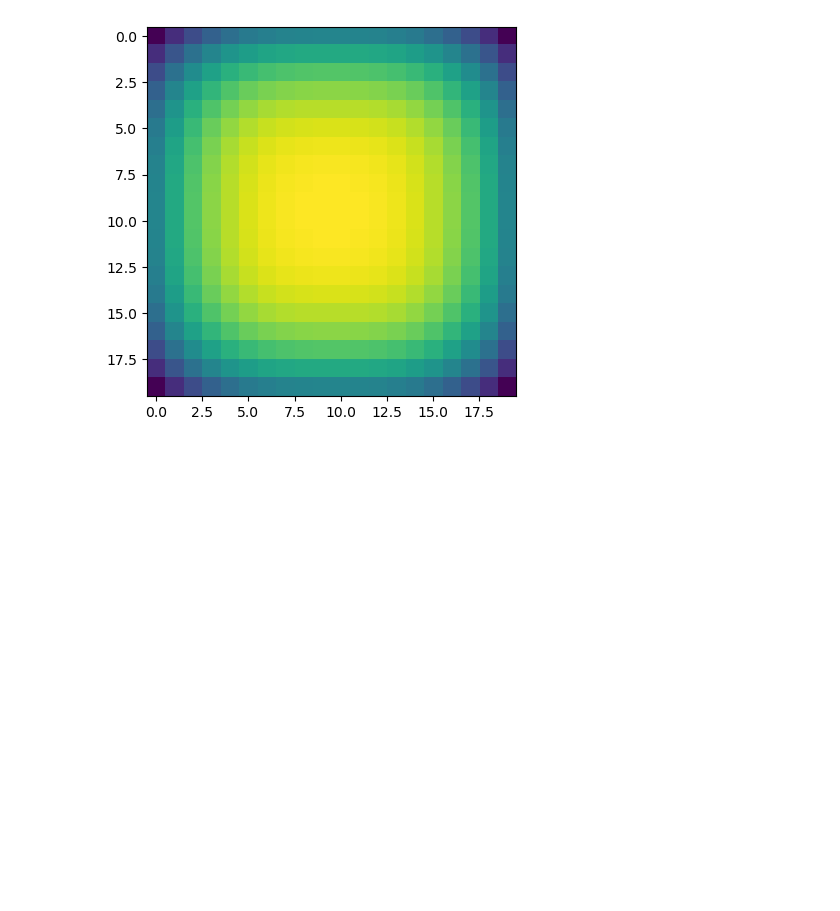
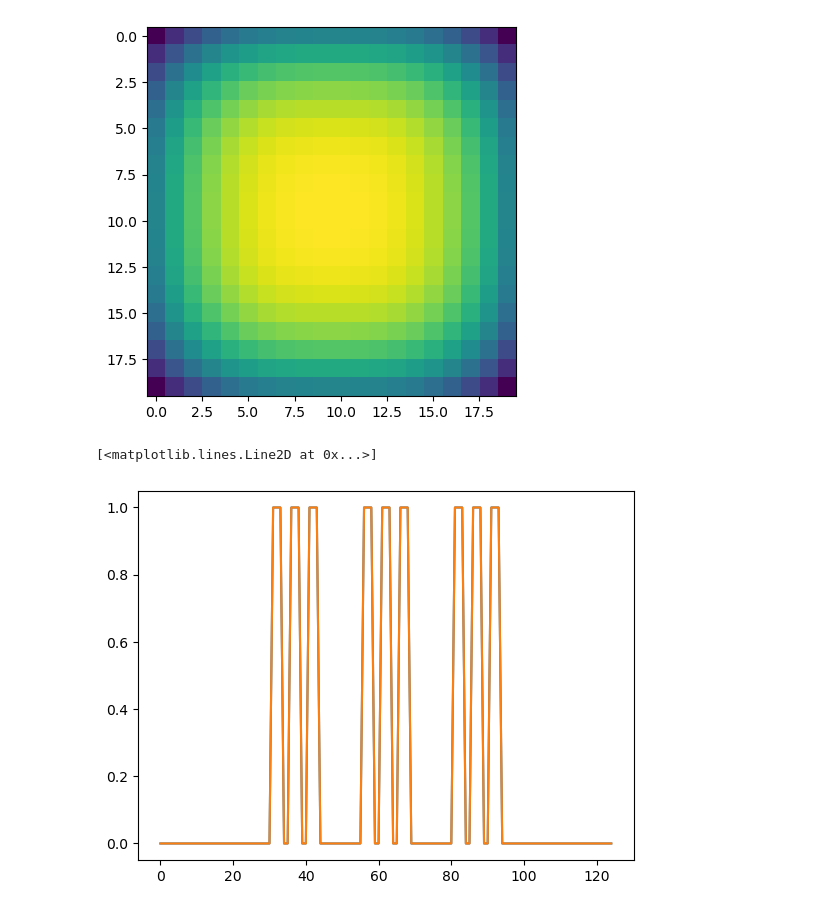
Before and after one commit to CambridgeSolidMechanics/tomography-registration-tools, a Jupyter notebook: examples/bspline_inverse.ipynb, the cells around one changed output. Drawn from its saved outputs; the diff is of its cells as text; code cells hidden in the pictures; blank space fills up the shorter version.

```diff
--- a/examples/bspline_inverse.ipynb
+++ b/examples/bspline_inverse.ipynb
@@ -215,7 +221,7 @@ assert np.allclose(w, weights.flatten())
 # %%
 weights = np.array([[0,0,0,0,0],[0,1,1,1,0],[0,1,1,1,0],[0,1,1,1,0],[0,0,0,0,0]]).reshape(1,5,5)
 weights = np.stack([np.zeros_like(weights), weights, weights, weights, np.zeros_like(weights)]).reshape(1,5,5,5)
-tbf = NewBSplineField(weights, False)
+tbf = BSplineField(weights, False)
 x = np.linspace(-1+1e-4, 1-1e-4, 20)
 y = np.linspace(-1+1e-4, 1-1e-4, 20)
 z = np.linspace(-1+1e-4, 1-1e-4, 20)
@@ -230,8 +236,15 @@ assert np.allclose(u, tbf.displacement(X, Y, Z, 0).numpy(), equal_nan=True)
 # u = bf.displacement(X, Y, 0)
 # plt.imshow(u)
 # plt.show()
-w = np.linalg.lstsq(A, u.flatten(), rcond=None)[0]
+w = torch.linalg.lstsq(A.double(), torch.tensor(u).flatten().double(), rcond=None).solution
 assert np.allclose(w, weights.flatten())
+assert np.allclose(tbf.compute_weights_from_displacement(_x, _y, _z, torch.tensor(u).flatten().double()).numpy(), weights.flatten())
 assert np.allclose(u, bf.displacement(X.numpy(), Y.numpy(), Z.numpy(), 0), equal_nan=True)
 # %% [output]
 [figure]
+# %%
+plt.plot(tbf.compute_weights_from_displacement(_x, _y, _z, torch.tensor(u.flatten())).numpy())
+plt.plot(weights.flatten())
+# %% [output]
+[<matplotlib.lines.Line2D at 0x...>]
+[figure, added]
```
Also changed, not shown: parts of 2 cells of this notebook, 1 other file.
